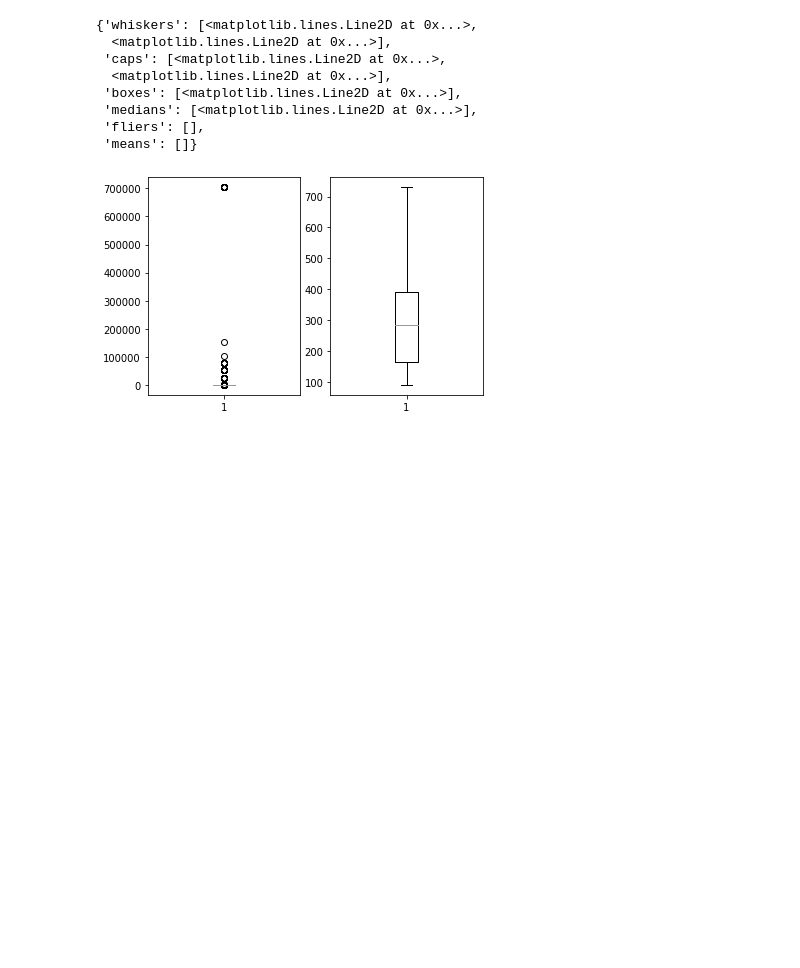
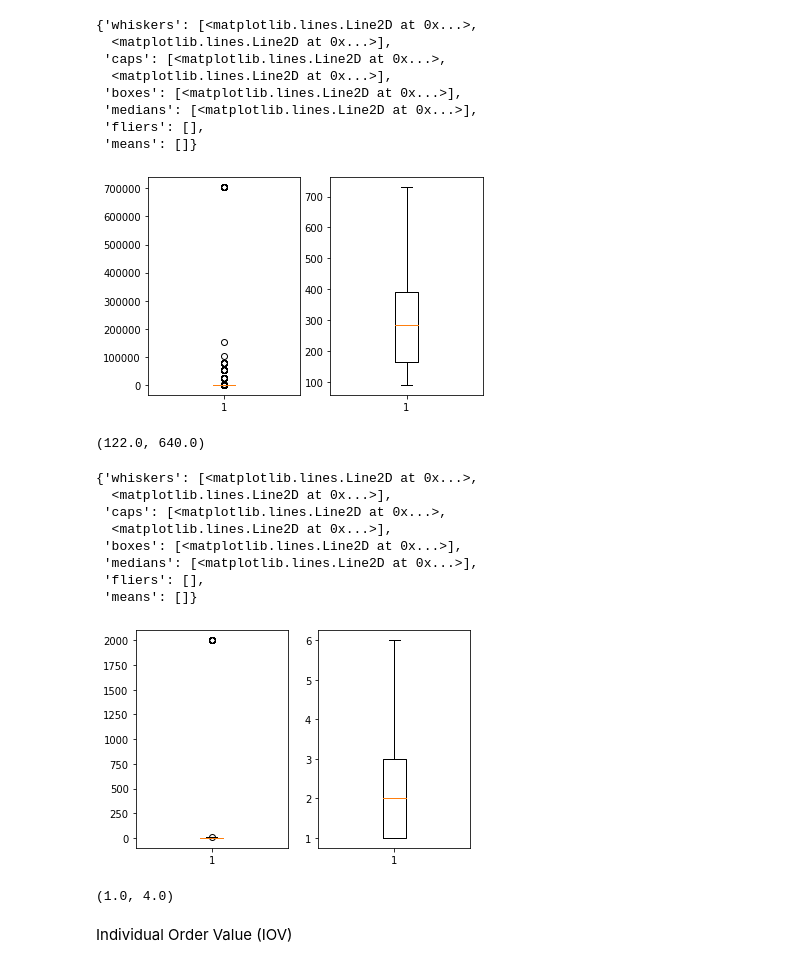
Before and after one commit to wise-bit/satrajit-shopify-data-science-2022, a Jupyter notebook: problem-1-sneakers-analysis.ipynb, the cells around one changed output. Cells and saved outputs as stored; diff of their text form; code cells hidden in the pictures; blank space fills up the shorter version.

```diff
--- a/problem-1-sneakers-analysis.ipynb
+++ b/problem-1-sneakers-analysis.ipynb
@@ -42,3 +51,33 @@ plt.boxplot(data['order_amount'], showfliers=False)
  'fliers': [],
  'means': []}
 [figure]
+# %%
+q_low = data['order_amount'].quantile(0.05)
+q_hi  = data['order_amount'].quantile(0.95)
+(q_low, q_hi)
+# %% [output]
+(122.0, 640.0)
+# %%
+plt.subplot(1, 2, 1)
+plt.boxplot(data['total_items'], showfliers=True)
+
+plt.subplot(1, 2, 2)
+plt.boxplot(data['total_items'], showfliers=False)
+# %% [output]
+{'whiskers': [<matplotlib.lines.Line2D at 0x...>,
+  <matplotlib.lines.Line2D at 0x...>],
+ 'caps': [<matplotlib.lines.Line2D at 0x...>,
+  <matplotlib.lines.Line2D at 0x...>],
+ 'boxes': [<matplotlib.lines.Line2D at 0x...>],
+ 'medians': [<matplotlib.lines.Line2D at 0x...>],
+ 'fliers': [],
+ 'means': []}
+[figure, added]
+# %%
+q_low = data['total_items'].quantile(0.05)
+q_hi  = data['total_items'].quantile(0.95)
+(q_low, q_hi)
+# %% [output]
+(1.0, 4.0)
+# %% [markdown]
+Individual Order Value (IOV)
```
Also changed, not shown: parts of 12 cells of this notebook.
